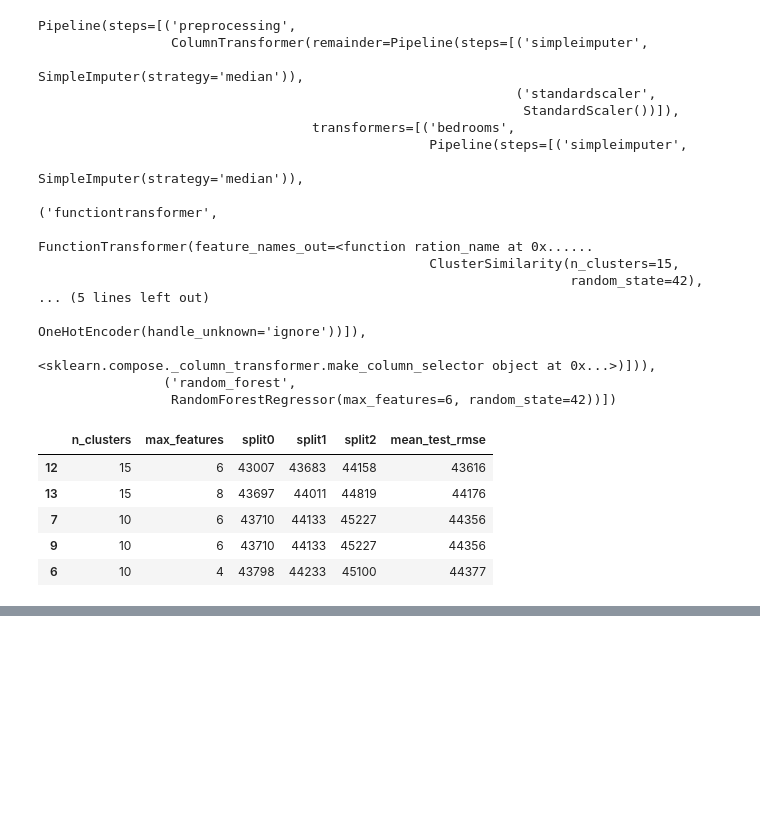
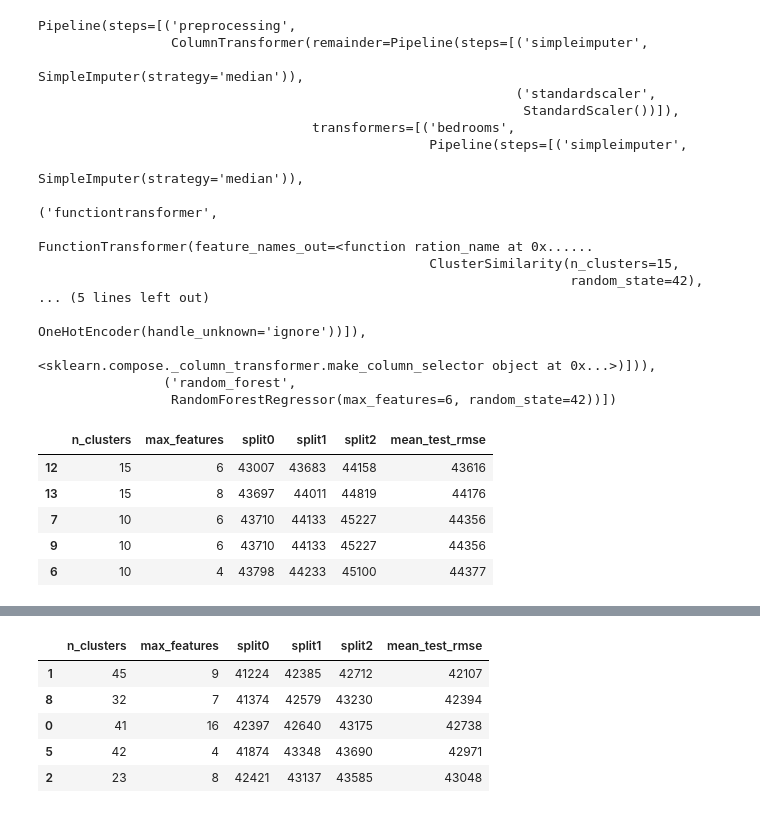
Before and after one commit to Done-Yang/CSS_Layout_learning, a Jupyter notebook: starterproject.ipynb, the cells around one changed output, grey strips where cells are left out. Drawn from its saved outputs; the diff is of its cells as text; code cells hidden in the pictures; blank space fills up the shorter version.

```diff
--- a/starterproject.ipynb
+++ b/starterproject.ipynb
@@ -1461,0 +1472,16 @@ cv_res.head()
+# %%
+## To use the RandomizedSearchCV
+
+from sklearn.model_selection import RandomizedSearchCV
+from scipy.stats import randint
+
+param_distribs = {
+    'preprocessing__geo__n_clusters': randint(low=3, high=50),
+    'random_forest__max_features': randint(low=2, high=20),
+}
+
+rnd_search = RandomizedSearchCV(
+    full_pipeline, param_distributions=param_distribs, n_iter=10, cv=3,
+    scoring="neg_root_mean_squared_error", random_state=42)
+
+rnd_search.fit(housing, housing_labels)
@@ -1461,0 +1505,17 @@ cv_res.head()
+# %%
+# displays the random search results as a table
+cv_res = pd.DataFrame(rnd_search.cv_results_)
+cv_res.sort_values(by="mean_test_score", ascending=False, inplace=True)
+cv_res = cv_res[["param_preprocessing__geo__n_clusters",
+                 "param_random_forest__max_features", "split0_test_score",
+                 "split1_test_score", "split2_test_score", "mean_test_score"]]
+cv_res.columns = ["n_clusters", "max_features"] + score_cols
+cv_res[score_cols] = -cv_res[score_cols].round().astype(np.int64)
+cv_res.head()
+# %% [output]
+|  | n_clusters | max_features | split0 | split1 | split2 | mean_test_rmse |
+| 1 | 45 | 9 | 41224 | 42385 | 42712 | 42107 |
+| 8 | 32 | 7 | 41374 | 42579 | 43230 | 42394 |
+| 0 | 41 | 16 | 42397 | 42640 | 43175 | 42738 |
+| 5 | 42 | 4 | 41874 | 43348 | 43690 | 42971 |
+| 2 | 23 | 8 | 42421 | 43137 | 43585 | 43048 |
```
Also changed, not shown: parts of 10 cells of this notebook.
